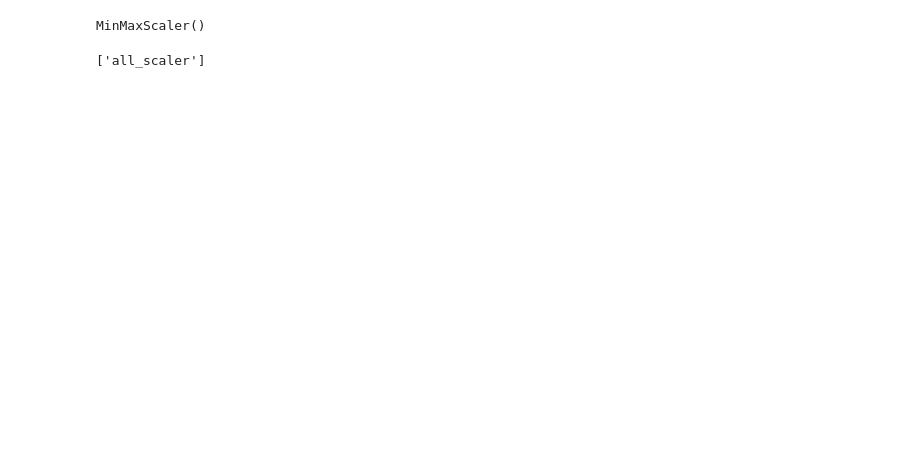
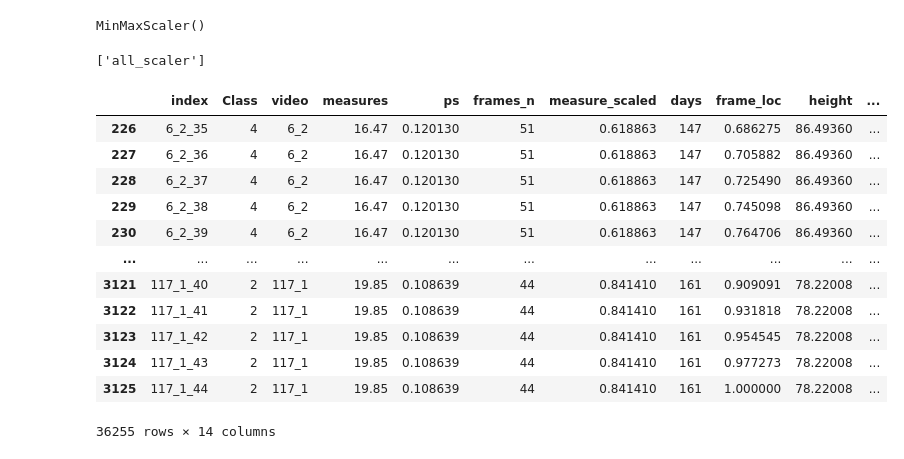
Before and after one commit to karolpustelnik/Fetal-RL, a Jupyter notebook: data_preparation/data_biometry/ete_model/biometry_scaled_ps/abdomen/preparation.ipynb, the cells around one changed output. Drawn from its saved outputs; the diff is of its cells as text; code cells hidden in the pictures; blank space fills up the shorter version.

```diff
--- a/data_preparation/data_biometry/ete_model/biometry_scaled_ps/abdomen/preparation.ipynb
+++ b/data_preparation/data_biometry/ete_model/biometry_scaled_ps/abdomen/preparation.ipynb
@@ -303,3 +277,19 @@ joblib.dump(scaler, 'all_scaler')
 ['all_scaler']
 # %%
 scaler = joblib.load('all_scaler')
+# %%
+train_all
+# %% [output]
+|  | index | Class | video | measures | ps | frames_n | measure_scaled | days | frame_loc | height | ... |
+| 226 | 6_2_35 | 4 | 6_2 | 16.47 | 0.120130 | 51 | 0.618863 | 147 | 0.686275 | 86.49360 | ... |
+| 227 | 6_2_36 | 4 | 6_2 | 16.47 | 0.120130 | 51 | 0.618863 | 147 | 0.705882 | 86.49360 | ... |
+| 228 | 6_2_37 | 4 | 6_2 | 16.47 | 0.120130 | 51 | 0.618863 | 147 | 0.725490 | 86.49360 | ... |
+| 229 | 6_2_38 | 4 | 6_2 | 16.47 | 0.120130 | 51 | 0.618863 | 147 | 0.745098 | 86.49360 | ... |
+| 230 | 6_2_39 | 4 | 6_2 | 16.47 | 0.120130 | 51 | 0.618863 | 147 | 0.764706 | 86.49360 | ... |
+| ... | ... | ... | ... | ... | ... | ... | ... | ... | ... | ... | ... |
+| 3121 | 117_1_40 | 2 | 117_1 | 19.85 | 0.108639 | 44 | 0.841410 | 161 | 0.909091 | 78.22008 | ... |
+| 3122 | 117_1_41 | 2 | 117_1 | 19.85 | 0.108639 | 44 | 0.841410 | 161 | 0.931818 | 78.22008 | ... |
+| 3123 | 117_1_42 | 2 | 117_1 | 19.85 | 0.108639 | 44 | 0.841410 | 161 | 0.954545 | 78.22008 | ... |
+| 3124 | 117_1_43 | 2 | 117_1 | 19.85 | 0.108639 | 44 | 0.841410 | 161 | 0.977273 | 78.22008 | ... |
+| 3125 | 117_1_44 | 2 | 117_1 | 19.85 | 0.108639 | 44 | 0.841410 | 161 | 1.000000 | 78.22008 | ... |
+36255 rows × 14 columns
```
Also changed, not shown: parts of 24 cells of this notebook, 27 other files.
